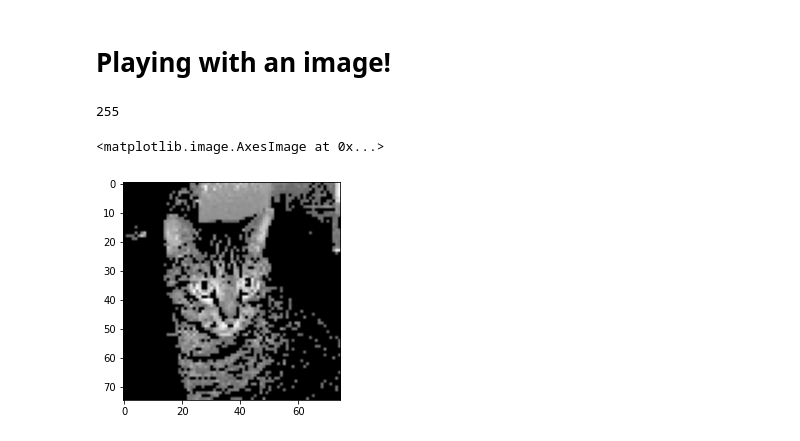
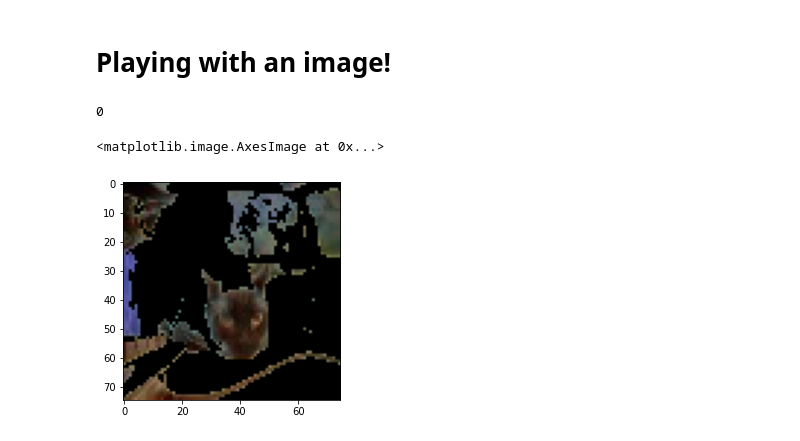
Before and after one commit to Daniel-Ros/DataSiceneIIFinalWork, a Jupyter notebook: catsvsdogs.ipynb, the cells around one changed output. Cells and saved outputs as stored; diff of their text form; code cells hidden in the pictures.

```diff
--- a/catsvsdogs.ipynb
+++ b/catsvsdogs.ipynb
@@ -22,21 +22,21 @@ SIZE = 75
 # %% [markdown]
 # Playing with an image!
 # %%
-img = cv.imread('data/Cats and dogs/train/cat.1.jpg' ,0 )
+img = cv.imread('data/Cats and dogs/train/cat.5.jpg' )
 img = cv.resize(img , (SIZE,SIZE))
-ret, thresh1 = cv.threshold(img, 120, 255, cv.THRESH_BINARY + cv.THRESH_OTSU)
+ret, thresh1 = cv.threshold(cv.cvtColor(img,cv.COLOR_BGR2GRAY), 120, 255, cv.THRESH_TOZERO_INV + cv.THRESH_BINARY)
 print(thresh1[0][74])
 
 for x in range(SIZE):
     for y in range(SIZE):
         if thresh1[x][y]==0:
             img[x][y]=0
 
 
-plt.imshow(img,cmap='gray')
+plt.imshow(img)
 # %% [output]
-255
+0
 <matplotlib.image.AxesImage at 0x...>
-[figure, old version]
+[figure, new version]
 # %%
 def procces_image(img_path):
```
Also changed, not shown: parts of 12 cells of this notebook, 2 other files.
